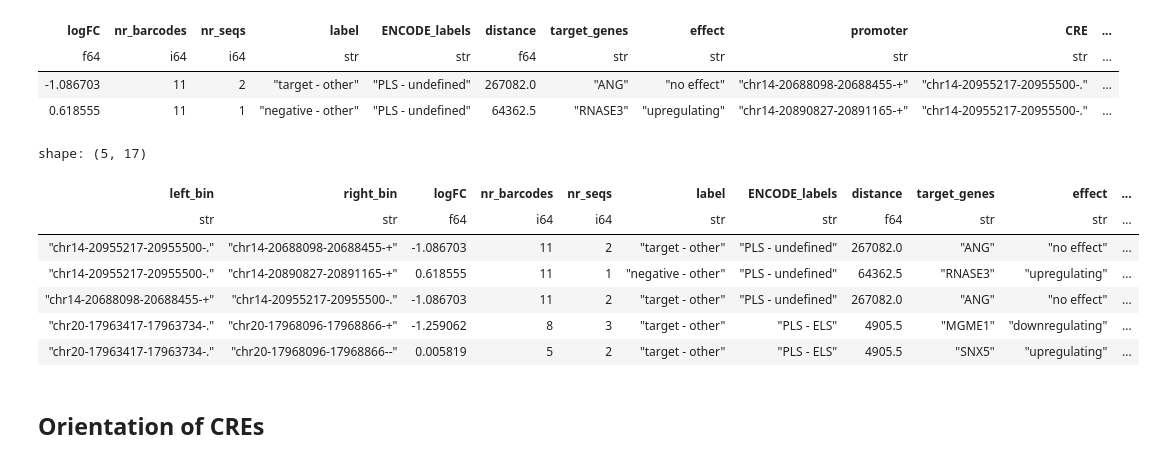
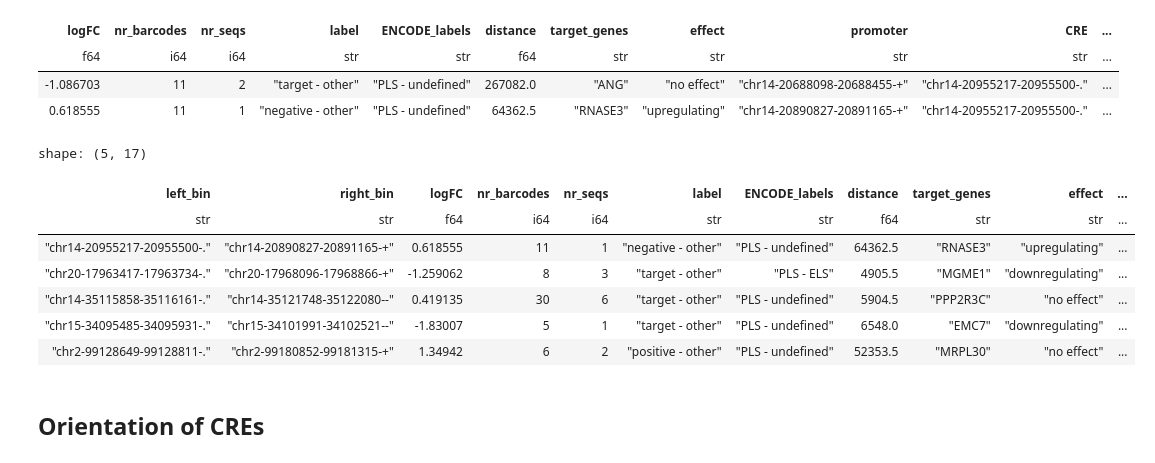
Before and after one commit to kircherlab/CMPRA_figures, a Jupyter notebook: luciferase_design.ipynb, the cells around one changed output. Cells and saved outputs as stored; diff of their text form; code cells hidden in the pictures.

```diff
--- a/luciferase_design.ipynb
+++ b/luciferase_design.ipynb
@@ -190,19 +181,17 @@ shape: (2, 15)
 | -1.086703 | 11 | 2 | "target - other" | "PLS - undefined" | 267082.0 | "ANG" | "no effect" | "chr14-20688098-20688455-+" | "chr14-20955217-20955500-." | ... |
 | 0.618555 | 11 | 1 | "negative - other" | "PLS - undefined" | 64362.5 | "RNASE3" | "upregulating" | "chr14-20890827-20891165-+" | "chr14-20955217-20955500-." | ... |
 # %%
-multi_prom_with_binorder = multi_prom.select(pl.col("CRE").alias("left_bin"), pl.col("promoter").alias("right_bin"), pl.all())
-multi_prom_with_binorder = pl.concat([multi_prom_with_binorder,
-									  actual_bins.select(pl.exclude("column_3")).join(multi_prom, left_on=["left_bin", "right_bin"], right_on=["promoter", "CRE"], coalesce = False)])
+multi_prom_with_binorder = actual_bins.select(pl.exclude("column_3")).join(multi_prom, left_on=["left_bin", "right_bin"], right_on=["CRE", "promoter"], coalesce = False)
 multi_prom_with_binorder.sort("activity_difference", descending=True).head()
 # %% [output]
 shape: (5, 17)
 | left_bin | right_bin | logFC | nr_barcodes | nr_seqs | label | ENCODE_labels | distance | target_genes | effect | ... |
 | str | str | f64 | i64 | i64 | str | str | f64 | str | str | ... |
-| "chr14-20955217-20955500-." | "chr14-20688098-20688455-+" | -1.086703 | 11 | 2 | "target - other" | "PLS - undefined" | 267082.0 | "ANG" | "no effect" | ... |
 | "chr14-20955217-20955500-." | "chr14-20890827-20891165-+" | 0.618555 | 11 | 1 | "negative - other" | "PLS - undefined" | 64362.5 | "RNASE3" | "upregulating" | ... |
-| "chr14-20688098-20688455-+" | "chr14-20955217-20955500-." | -1.086703 | 11 | 2 | "target - other" | "PLS - undefined" | 267082.0 | "ANG" | "no effect" | ... |
 | "chr20-17963417-17963734-." | "chr20-17968096-17968866-+" | -1.259062 | 8 | 3 | "target - other" | "PLS - ELS" | 4905.5 | "MGME1" | "downregulating" | ... |
-| "chr20-17963417-17963734-." | "chr20-17968096-17968866--" | 0.005819 | 5 | 2 | "target - other" | "PLS - ELS" | 4905.5 | "SNX5" | "upregulating" | ... |
+| "chr14-35115858-35116161-." | "chr14-35121748-35122080--" | 0.419135 | 30 | 6 | "target - other" | "PLS - undefined" | 5904.5 | "PPP2R3C" | "no effect" | ... |
+| "chr15-34095485-34095931-." | "chr15-34101991-34102521--" | -1.83007 | 5 | 1 | "target - other" | "PLS - undefined" | 6548.0 | "EMC7" | "downregulating" | ... |
+| "chr2-99128649-99128811-." | "chr2-99180852-99181315-+" | 1.34942 | 6 | 2 | "positive - other" | "PLS - undefined" | 52353.5 | "MRPL30" | "no effect" | ... |
 # %% [markdown]
 ## Orientation of CREs
 # %%
```
Also changed, not shown: parts of 46 cells of this notebook.
